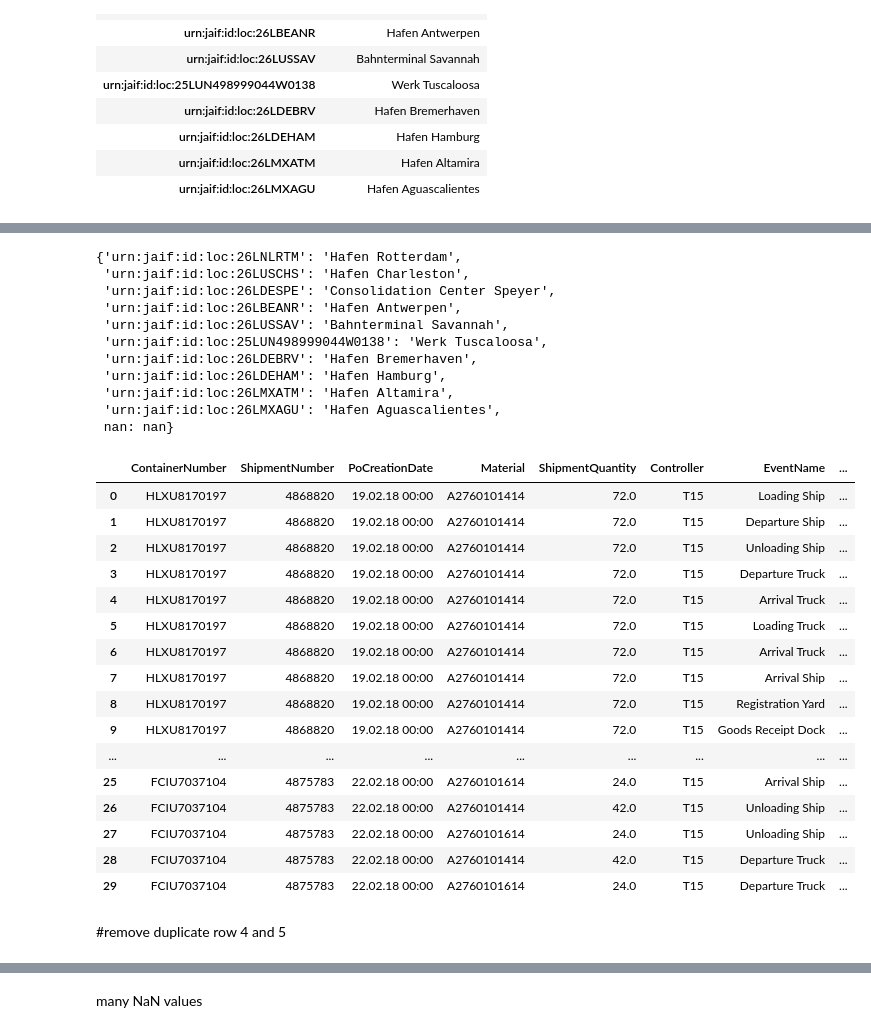
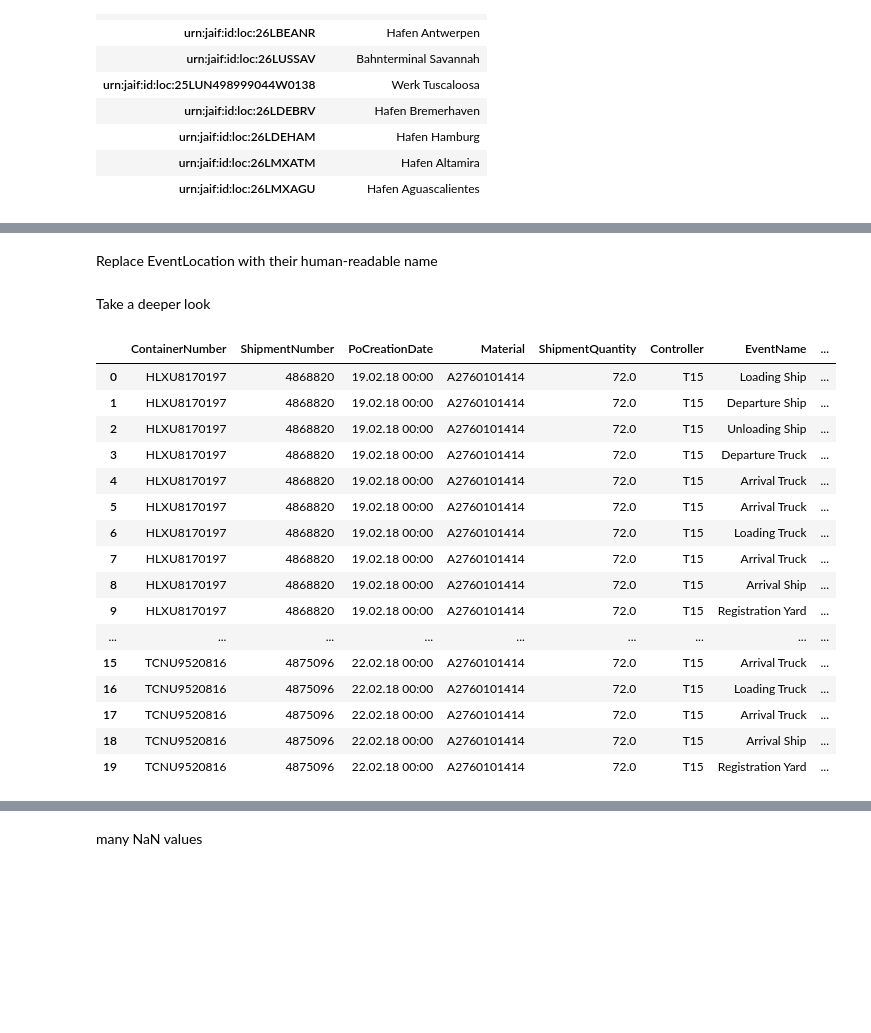
Before and after one commit to Ben93kie/TrackAndTrace, a Jupyter notebook: DataExploration.ipynb, the cells around one changed output, grey strips where cells are left out. Saved outputs shown, nothing was run; the diff lists cells and outputs as text; code cells hidden in the pictures; blank space fills up the shorter version.

```diff
--- a/DataExploration.ipynb
+++ b/DataExploration.ipynb
@@ -51,15 +58,3 @@ event_loc_to_name[float('NaN')]=float('NaN')
-# %%
-event_loc_to_name
-# %% [output]
-{'urn:jaif:id:loc:26LNLRTM': 'Hafen Rotterdam',
- 'urn:jaif:id:loc:26LUSCHS': 'Hafen Charleston',
- 'urn:jaif:id:loc:26LDESPE': 'Consolidation Center Speyer',
- 'urn:jaif:id:loc:26LBEANR': 'Hafen Antwerpen',
- 'urn:jaif:id:loc:26LUSSAV': 'Bahnterminal Savannah',
- 'urn:jaif:id:loc:25LUN498999044W0138': 'Werk Tuscaloosa',
- 'urn:jaif:id:loc:26LDEBRV': 'Hafen Bremerhaven',
- 'urn:jaif:id:loc:26LDEHAM': 'Hafen Hamburg',
- 'urn:jaif:id:loc:26LMXATM': 'Hafen Altamira',
- 'urn:jaif:id:loc:26LMXAGU': 'Hafen Aguascalientes',
- nan: nan}
+# %% [markdown]
+Replace EventLocation with their human-readable name
 # %%
@@ -67,22 +65,22 @@ track_data.replace({"EventLocation" : event_loc_to_name,"PortofDischarge" : even
+# %% [markdown]
+Take a deeper look
 # %%
-track_data.head(30)
+track_data.head(20)
 # %% [output]
 |  | ContainerNumber | ShipmentNumber | PoCreationDate | Material | ShipmentQuantity | Controller | EventName | ... |
 | 0 | HLXU8170197 | 4868820 | 19.02.18 00:00 | A2760101414 | 72.0 | T15 | Loading Ship | ... |
 | 1 | HLXU8170197 | 4868820 | 19.02.18 00:00 | A2760101414 | 72.0 | T15 | Departure Ship | ... |
 | 2 | HLXU8170197 | 4868820 | 19.02.18 00:00 | A2760101414 | 72.0 | T15 | Unloading Ship | ... |
 | 3 | HLXU8170197 | 4868820 | 19.02.18 00:00 | A2760101414 | 72.0 | T15 | Departure Truck | ... |
 | 4 | HLXU8170197 | 4868820 | 19.02.18 00:00 | A2760101414 | 72.0 | T15 | Arrival Truck | ... |
-| 5 | HLXU8170197 | 4868820 | 19.02.18 00:00 | A2760101414 | 72.0 | T15 | Loading Truck | ... |
-| 6 | HLXU8170197 | 4868820 | 19.02.18 00:00 | A2760101414 | 72.0 | T15 | Arrival Truck | ... |
-| 7 | HLXU8170197 | 4868820 | 19.02.18 00:00 | A2760101414 | 72.0 | T15 | Arrival Ship | ... |
-| 8 | HLXU8170197 | 4868820 | 19.02.18 00:00 | A2760101414 | 72.0 | T15 | Registration Yard | ... |
-| 9 | HLXU8170197 | 4868820 | 19.02.18 00:00 | A2760101414 | 72.0 | T15 | Goods Receipt Dock | ... |
+| 5 | HLXU8170197 | 4868820 | 19.02.18 00:00 | A2760101414 | 72.0 | T15 | Arrival Truck | ... |
+| 6 | HLXU8170197 | 4868820 | 19.02.18 00:00 | A2760101414 | 72.0 | T15 | Loading Truck | ... |
+| 7 | HLXU8170197 | 4868820 | 19.02.18 00:00 | A2760101414 | 72.0 | T15 | Arrival Truck | ... |
+| 8 | HLXU8170197 | 4868820 | 19.02.18 00:00 | A2760101414 | 72.0 | T15 | Arrival Ship | ... |
+| 9 | HLXU8170197 | 4868820 | 19.02.18 00:00 | A2760101414 | 72.0 | T15 | Registration Yard | ... |
 | ... | ... | ... | ... | ... | ... | ... | ... | ... |
-| 25 | FCIU7037104 | 4875783 | 22.02.18 00:00 | A2760101614 | 24.0 | T15 | Arrival Ship | ... |
-| 26 | FCIU7037104 | 4875783 | 22.02.18 00:00 | A2760101414 | 42.0 | T15 | Unloading Ship | ... |
-| 27 | FCIU7037104 | 4875783 | 22.02.18 00:00 | A2760101614 | 24.0 | T15 | Unloading Ship | ... |
-| 28 | FCIU7037104 | 4875783 | 22.02.18 00:00 | A2760101414 | 42.0 | T15 | Departure Truck | ... |
-| 29 | FCIU7037104 | 4875783 | 22.02.18 00:00 | A2760101614 | 24.0 | T15 | Departure Truck | ... |
+| 15 | TCNU9520816 | 4875096 | 22.02.18 00:00 | A2760101414 | 72.0 | T15 | Arrival Truck | ... |
+| 16 | TCNU9520816 | 4875096 | 22.02.18 00:00 | A2760101414 | 72.0 | T15 | Loading Truck | ... |
+| 17 | TCNU9520816 | 4875096 | 22.02.18 00:00 | A2760101414 | 72.0 | T15 | Arrival Truck | ... |
+| 18 | TCNU9520816 | 4875096 | 22.02.18 00:00 | A2760101414 | 72.0 | T15 | Arrival Ship | ... |
+| 19 | TCNU9520816 | 4875096 | 22.02.18 00:00 | A2760101414 | 72.0 | T15 | Registration Yard | ... |
-# %% [markdown]
-#remove duplicate row 4 and 5
```
Also changed, not shown: parts of 22 cells of this notebook.
